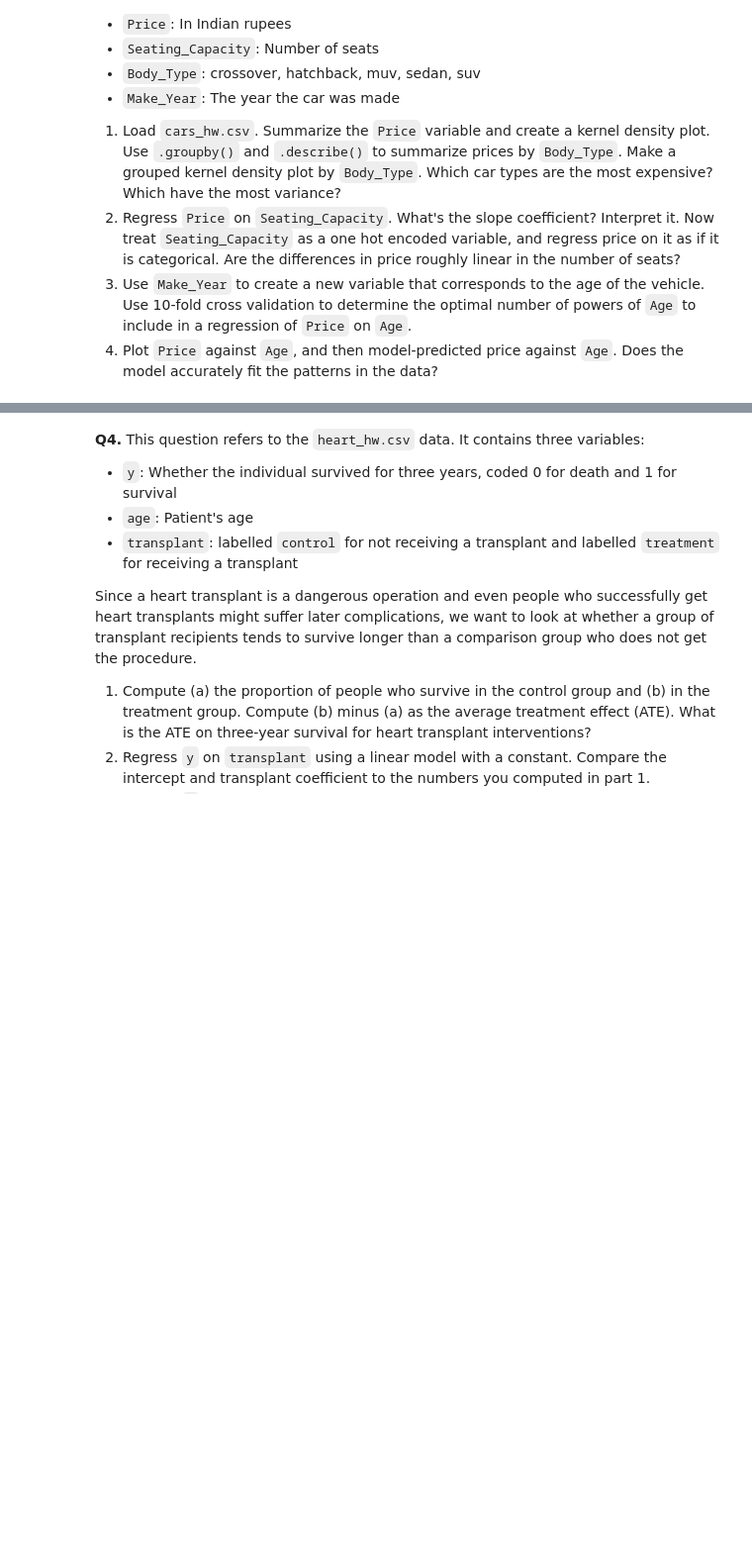
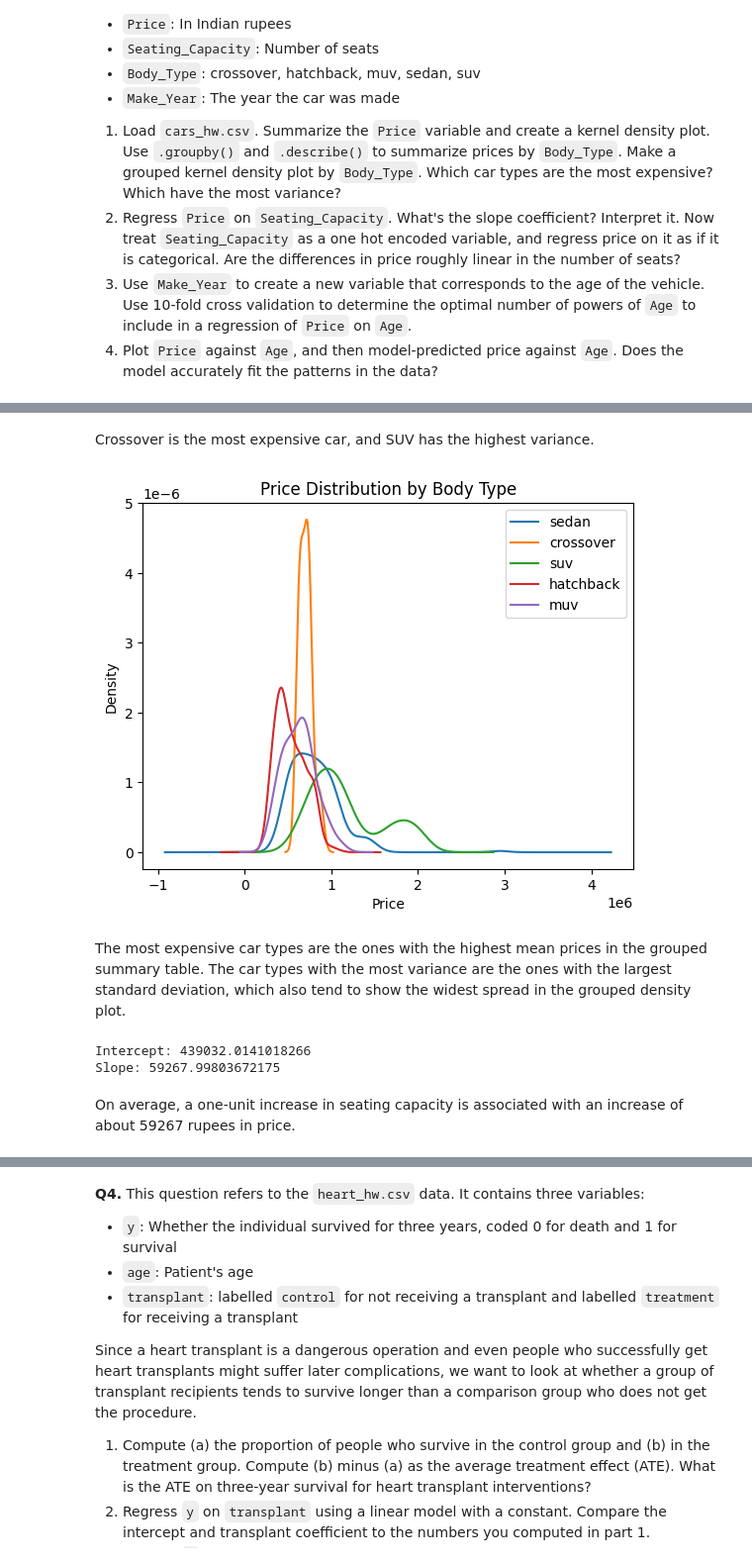
Before and after one commit to msoly25/undergrad_ml_assignments, a Jupyter notebook: 03_assignment_linear_models.ipynb, the cells around one changed output, grey strips where cells are left out. Shown at 99% size. Saved outputs shown, nothing was run; the diff lists cells and outputs as text; code cells hidden in the pictures; blank space fills up the shorter version.

```diff
--- a/03_assignment_linear_models.ipynb
+++ b/03_assignment_linear_models.ipynb
@@ -70,0 +340,30 @@ The value of k is chosen to balance accuracy and reliability with computational
+# %% [markdown]
+Crossover is the most expensive car, and SUV has the highest variance.
+# %%
+for b in df["Body_Type"].dropna().unique():
+    df.loc[df["Body_Type"] == b, "Price"].dropna().plot(kind="kde", label=b)
+
+plt.title("Price Distribution by Body Type")
+plt.xlabel("Price")
+plt.legend()
+plt.show()
+# %% [output]
+[figure, added]
+# %% [markdown]
+The most expensive car types are the ones with the highest mean prices in the grouped summary table. The car types with the most variance are the ones with the largest standard deviation, which also tend to show the widest spread in the grouped density plot.
+# %%
+from sklearn.linear_model import LinearRegression
+
+X = df[["Seating_Capacity"]]
+y = df["Price"]
+
+model_seat = LinearRegression()
+model_seat.fit(X, y)
+
+print("Intercept:", model_seat.intercept_)
+print("Slope:", model_seat.coef_[0])
+# %% [output]
+Intercept: 439032.0141018266
+Slope: 59267.99803672175
+# %% [markdown]
+On average, a one-unit increase in seating capacity is associated with an increase of about 59267 rupees in price.
```
Also changed, not shown: parts of 34 cells of this notebook.
